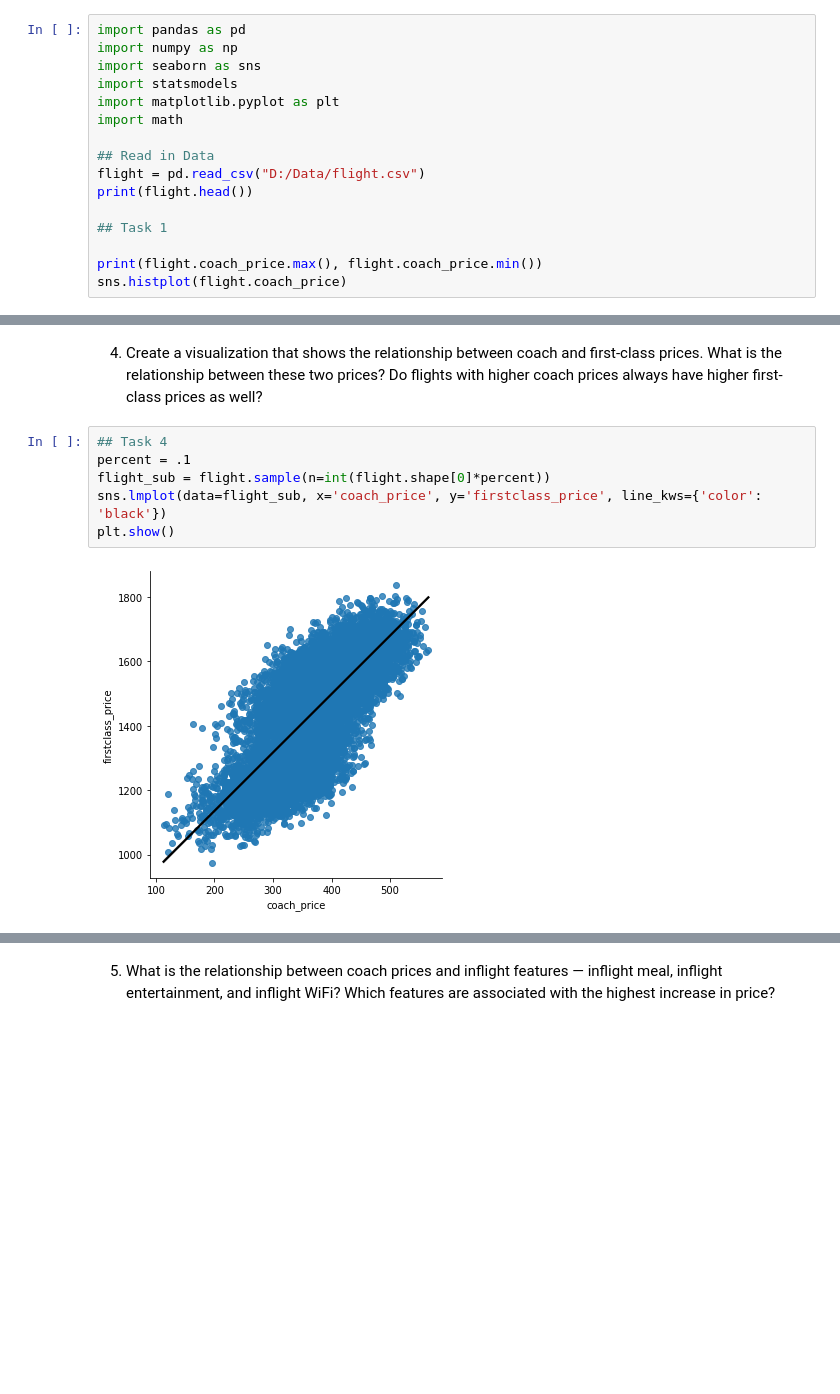
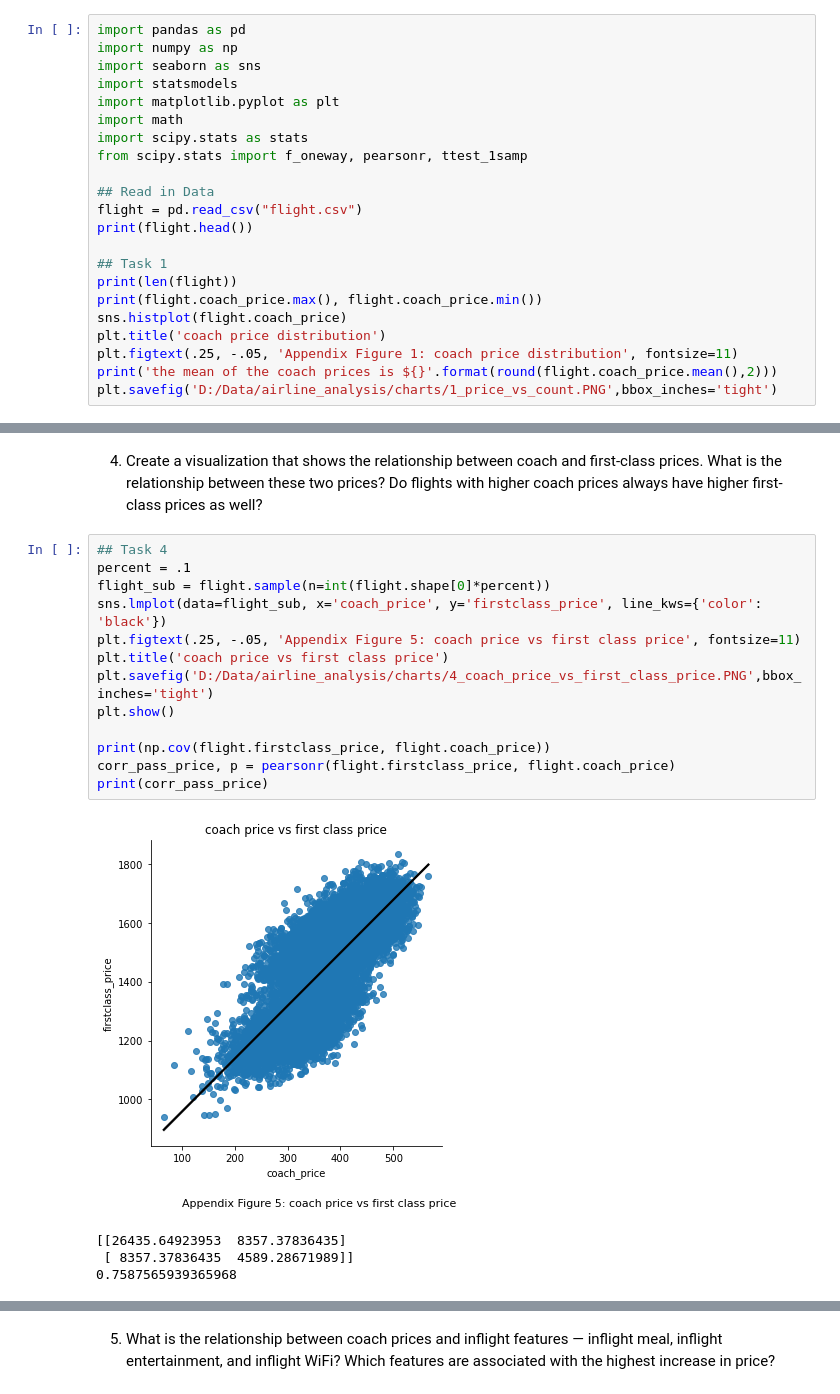
Before and after one commit to Wla0002/airline_analysis, a Jupyter notebook: Airline Analysis-checkpoint.ipynb, the cells around one changed output, grey strips where cells are left out. Drawn from its saved outputs; the diff is of its cells as text; blank space fills up the shorter version.

```diff
--- a/Airline Analysis-checkpoint.ipynb
+++ b/Airline Analysis-checkpoint.ipynb
@@ -40,15 +40,21 @@ import seaborn as sns
 import statsmodels
 import matplotlib.pyplot as plt
 import math
+import scipy.stats as stats
+from scipy.stats import f_oneway, pearsonr, ttest_1samp
 
 ## Read in Data
-flight = pd.read_csv("D:/Data/flight.csv")
+flight = pd.read_csv("flight.csv")
 print(flight.head())
 
 ## Task 1
-
+print(len(flight))
 print(flight.coach_price.max(), flight.coach_price.min())
 sns.histplot(flight.coach_price)
+plt.title('coach price distribution')
+plt.figtext(.25, -.05, 'Appendix Figure 1: coach price distribution', fontsize=11)
+print('the mean of the coach prices is ${}'.format(round(flight.coach_price.mean(),2)))
+plt.savefig('D:/Data/airline_analysis/charts/1_price_vs_count.PNG',bbox_inches='tight')
 # %% [output]
    miles  passengers  delay inflight_meal inflight_entertainment  \
 0    792         172      0            No                    Yes
@@ -96,8 +126,18 @@ plt.plot()
 # %%
 ## Task 4
 percent = .1
 flight_sub = flight.sample(n=int(flight.shape[0]*percent))
 sns.lmplot(data=flight_sub, x='coach_price', y='firstclass_price', line_kws={'color': 'black'})
+plt.figtext(.25, -.05, 'Appendix Figure 5: coach price vs first class price', fontsize=11)
+plt.title('coach price vs first class price')
+plt.savefig('D:/Data/airline_analysis/charts/4_coach_price_vs_first_class_price.PNG',bbox_inches='tight')
 plt.show()
+
+print(np.cov(flight.firstclass_price, flight.coach_price))
+corr_pass_price, p = pearsonr(flight.firstclass_price, flight.coach_price)
+print(corr_pass_price)
 # %% [output]
-[figure, old version]
+[figure, new version]
+[[26435.64923953  8357.37836435]
+ [ 8357.37836435  4589.28671989]]
+0.7587565939365968
```
Also changed, not shown: parts of 24 cells of this notebook.
